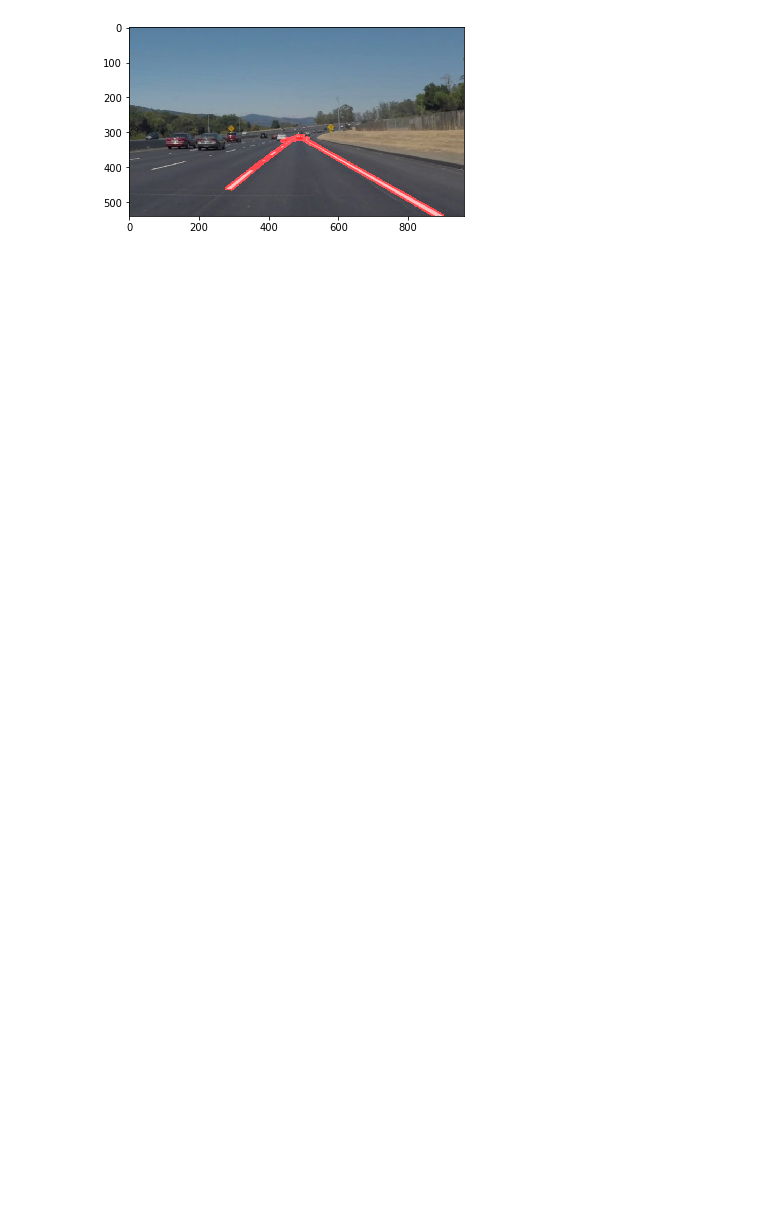
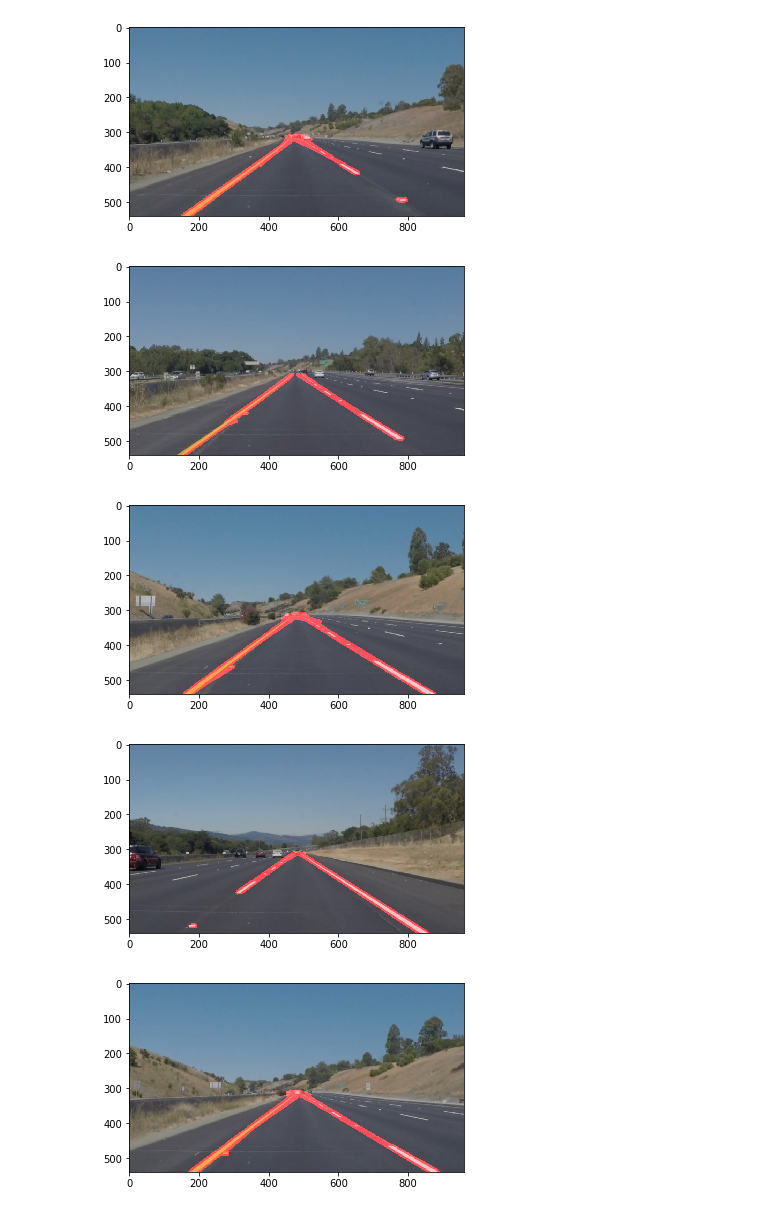
Before and after one commit to juanlvo/CarND-LaneLines-P1, a Jupyter notebook: LaneLinesDetectorListOfImages.ipynb, the cells around one changed output. Cells and saved outputs as stored; diff of their text form; code cells hidden in the pictures; blank space fills up the shorter version.

Commit message:
fix the issue showing all the images at the same time

```diff
--- a/LaneLinesDetectorListOfImages.ipynb
+++ b/LaneLinesDetectorListOfImages.ipynb
@@ -94,50 +94,56 @@ def weighted_img(img, initial_img, α=0.8, β=1., λ=0.):
     return cv2.addWeighted(initial_img, α, img, β, λ)
 
 
-
-# Read in and grayscale the image
-#image = mpimg.imread('test_images/solidWhiteRight.jpg')
-#image = mpimg.imread('test_images/solidWhiteCurve.jpg')
-#image = mpimg.imread('test_images/solidYellowCurve.jpg')
-#image = mpimg.imread('test_images/solidYellowCurve2.jpg')
-#image = mpimg.imread('test_images/solidYellowLeft.jpg')
-#image = mpimg.imread('test_images/whiteCarLaneSwitch.jpg')
-
 test_images = os.listdir("test_images/")
 
 for file_name in test_images:
     image = mpimg.imread("test_images/"+file_name)
+
+    # Read in and grayscale the image
     gray = grayscale(image)
+
     # Define a kernel size and apply Gaussian smoothing
     kernel_size = 1
     blur_gray = gaussian_blur(gray, kernel_size)
+
     # Define our parameters for Canny and apply
     low_threshold = 1
     high_threshold = 255
     edges = canny(blur_gray, low_threshold, high_threshold)
+
     # This time we are defining a four sided polygon to mask
     imshape = image.shape
     vertices = np.array([[(150, imshape[0]),(460, 310), (500, 310), (imshape[1], imshape[0])]], dtype=np.int32)
     masked_edges = region_of_interest(edges, vertices)
+
     # Define the Hough transform parameters
     # Make a blank the same size as our image to draw on
     rho = 1 # distance resolution in pixels of the Hough grid
     theta = np.pi/180 # angular resolution in radians of the Hough grid
     threshold = 10     # minimum number of votes (intersections in Hough grid cell)
     min_line_length = 5 #minimum number of pixels making up a line
     max_line_gap = 100    # maximum gap in pixels between connectable line segments
     line_image = np.copy(image)*0 # creating a blank to draw lines on
+
     # Run Hough on edge detected image
     # Output "lines" is an array containing endpoints of detected line segments
     lines = cv2.HoughLinesP(masked_edges, rho, theta, threshold, np.array([]), min_line_length, max_line_gap)
+
     # Iterate over the output "lines" and draw lines on a blank image
     for line in lines:
         for x1,y1,x2,y2 in line:
             cv2.line(line_image,(x1,y1),(x2,y2),(255,0,0),10)
+
     # Create a "color" binary image to combine with line image
     color_edges = np.dstack((edges, edges, edges))
+
     # Draw the lines on the edge image
     lines_edges = weighted_img(line_image, image, 0.8, 1., 0.)
+    plt.figure()
     plt.imshow(lines_edges)
 # %% [output]
-[figure, old version]
+[figure, new version]
+[figure, added]
+[figure, added]
+[figure, added]
+[figure, added]
```
Also changed, not shown: parts of 1 cell of this notebook, 1 other file.
